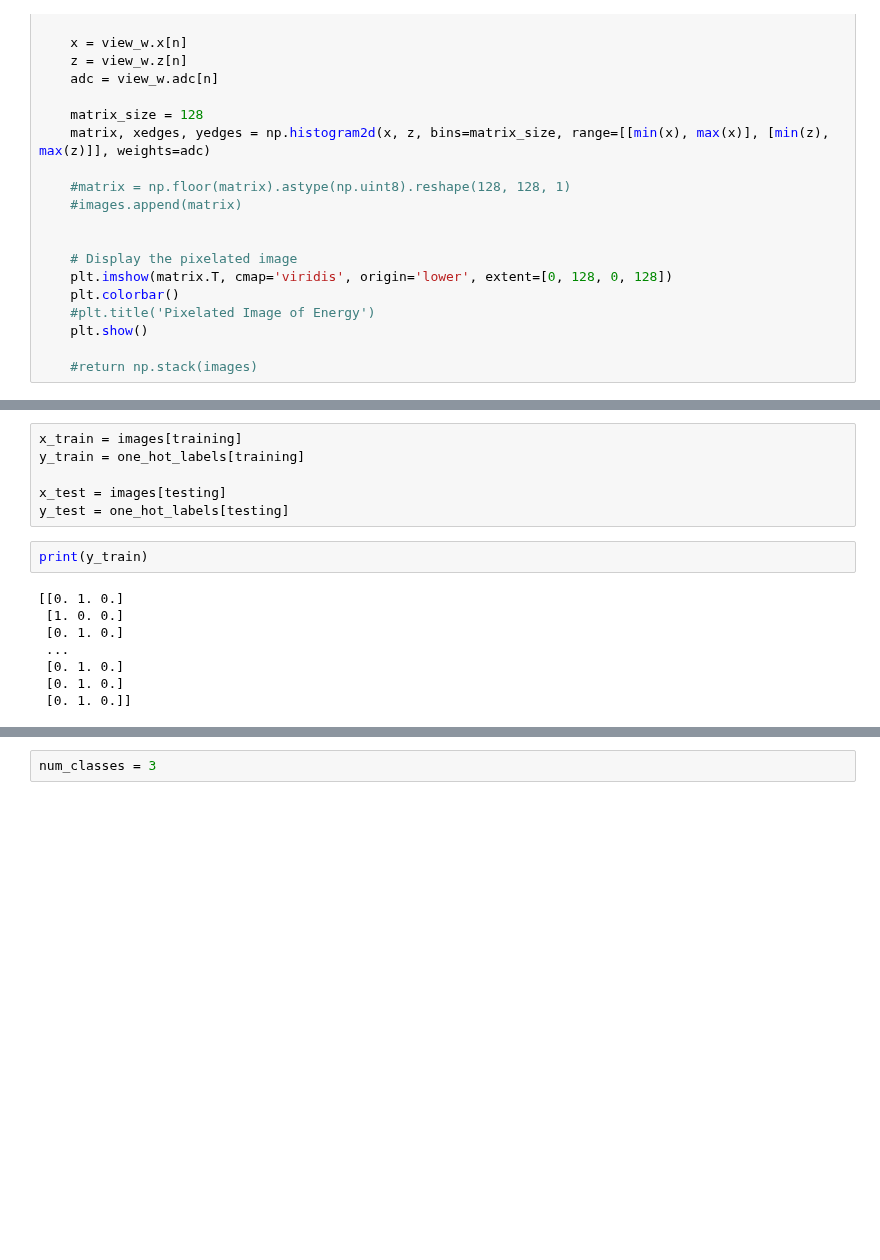
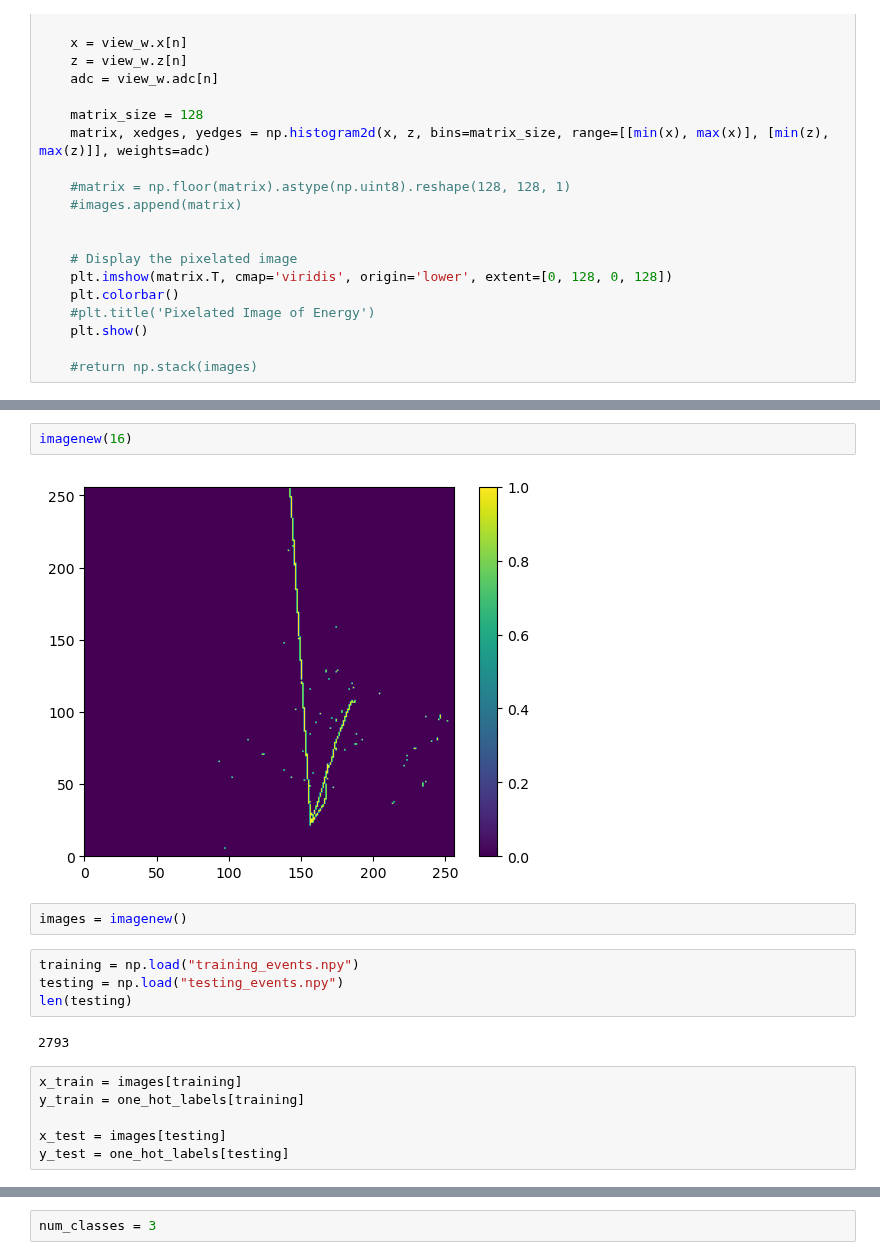
Before and after one commit to mohummudh/neutrinos-dune, a Jupyter notebook: andrew/5cnn/CNN.ipynb, the cells around one changed output, grey strips where cells are left out. Saved outputs shown, nothing was run; the diff lists cells and outputs as text; blank space fills up the shorter version.

```diff
--- a/andrew/5cnn/CNN.ipynb
+++ b/andrew/5cnn/CNN.ipynb
@@ -185,16 +193,18 @@ len(testing)
+# %%
+imagenew(16)
+# %% [output]
+[figure, added]
+# %%
+images = imagenew()
+# %%
+training = np.load("training_events.npy")
+testing = np.load("testing_events.npy")
+len(testing)
+# %% [output]
+2793
 # %%
 x_train = images[training]
 y_train = one_hot_labels[training]
 
 x_test = images[testing]
 y_test = one_hot_labels[testing]
-# %%
-print(y_train)
-# %% [output]
-[[0. 1. 0.]
- [1. 0. 0.]
- [0. 1. 0.]
- ...
- [0. 1. 0.]
- [0. 1. 0.]
- [0. 1. 0.]]
```
Also changed, not shown: parts of 15 cells of this notebook.
